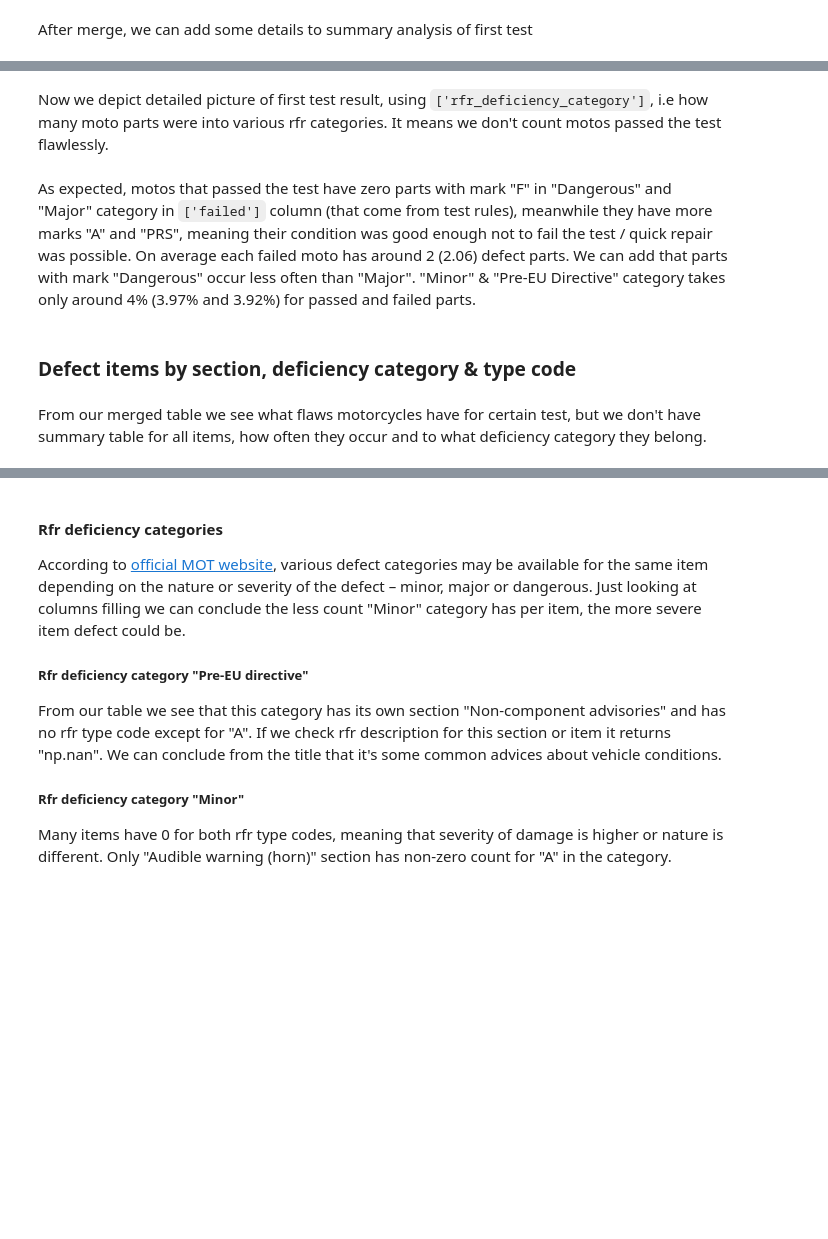
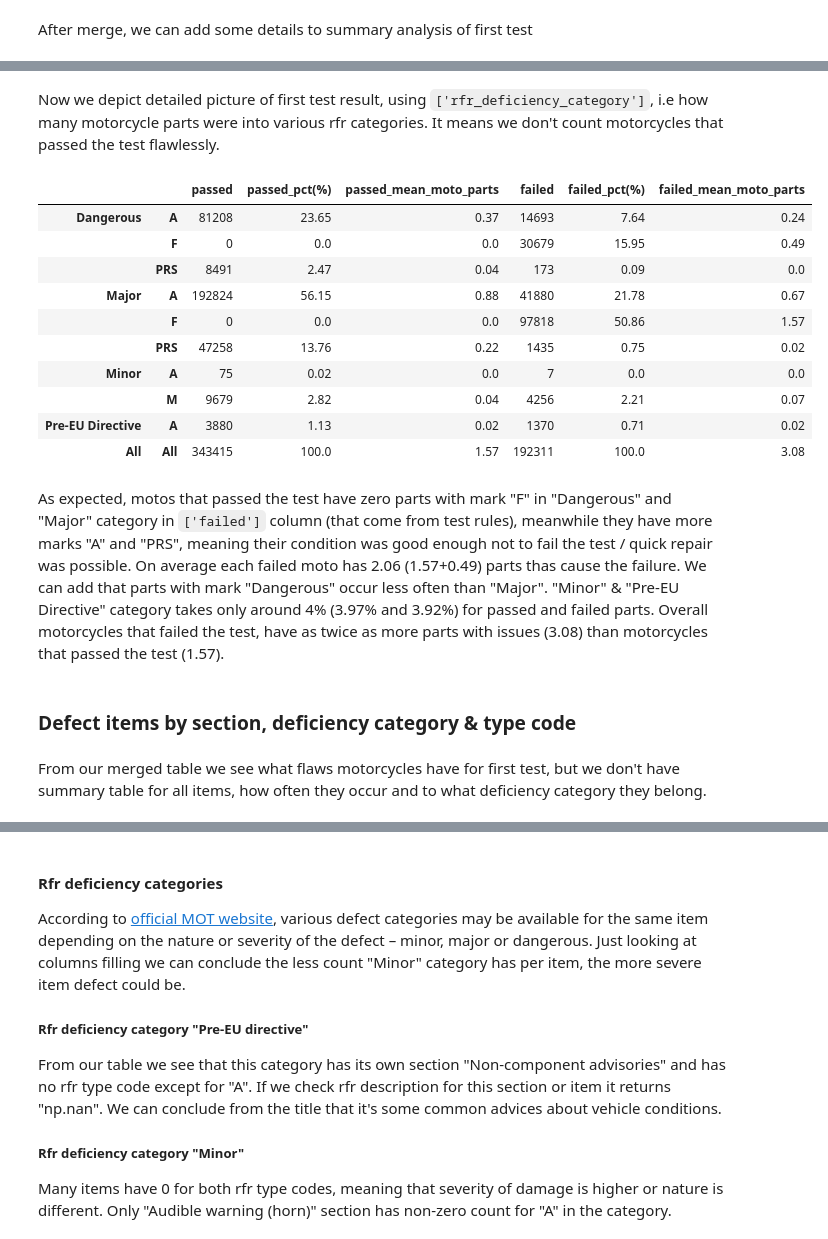
Before and after one commit to sttseitlin/MOT-test-for-motorcycles, a Jupyter notebook: moto.ipynb, the cells around one changed output, grey strips where cells are left out. Cells and saved outputs as stored; diff of their text form; code cells hidden in the pictures; blank space fills up the shorter version.

```diff
--- a/moto.ipynb
+++ b/moto.ipynb
@@ -2311,6 +2394,5 @@ first_test_stats
 # %% [markdown]
-Now we depict detailed picture of first test result, using `['rfr_deficiency_category']`, i.e how many moto parts were into various rfr categories. It means
-we don't count motos passed the test flawlessly.
+Now we depict detailed picture of first test result, using `['rfr_deficiency_category']`, i.e how many motorcycle parts were into various rfr categories. It means we don't count motorcycles that passed the test flawlessly.
 # %%
 ## Motorcycles that passed the test but has "F" for "Major" и "Dangerous" ['rfr_deficiency_category']
 
@@ -2325,42 +2407,54 @@ first_test_num_rfr_type = first_test_details[['rfr_deficiency_category', 'rfr_ty
 
 first_test_num_rfr_type_pivot = (
     first_test_num_rfr_type.pivot_table(
         index=['rfr_deficiency_category', 'rfr_type_code'],
         columns='passed',
         values='vehicle_id',
         aggfunc='count',
         fill_value=0,
         observed=True,
 
     )
 )
 first_test_num_rfr_type_pivot['failed_pct(%)'] = (first_test_num_rfr_type_pivot[False] / first_test_num_rfr_type_pivot[False].sum() * 100).round(2)
 first_test_num_rfr_type_pivot['passed_pct(%)'] = (first_test_num_rfr_type_pivot[True] / first_test_num_rfr_type_pivot[True].sum() * 100).round(2)
-first_test_num_rfr_type_pivot['passed_moto_mean'] = (
+first_test_num_rfr_type_pivot['passed_mean_moto_parts'] = (
     first_test_num_rfr_type_pivot[True]
     / first_test_details.loc[first_test_details['passed']==True, 'vehicle_id'].nunique()
     ).round(2)
 
-first_test_num_rfr_type_pivot['failed_moto_mean'] = (
+first_test_num_rfr_type_pivot['failed_mean_moto_parts'] = (
     first_test_num_rfr_type_pivot[False]
      / first_test_details.loc[first_test_details['passed']==False, 'vehicle_id'].nunique()
     ).round(2)
 
 grand = first_test_num_rfr_type_pivot.sum(axis=0).to_frame().T
 grand.index = pd.MultiIndex.from_tuples([('All', 'All')])
 first_test_num_rfr_type_pivot =  pd.concat([first_test_num_rfr_type_pivot, grand]).rename(columns={True: 'passed', False: 'failed'})
-first_test_num_rfr_type_pivot = first_test_num_rfr_type_pivot[['passed', 'passed_pct(%)', 'passed_moto_mean', 'failed', 'failed_pct(%)', 'failed_moto_mean']]
+first_test_num_rfr_type_pivot = first_test_num_rfr_type_pivot[['passed', 'passed_pct(%)', 'passed_mean_moto_parts', 'failed', 'failed_pct(%)', 'failed_mean_moto_parts']]
 
 first_test_num_rfr_type_pivot[['passed', 'failed']] = first_test_num_rfr_type_pivot[['passed', 'failed']].astype('Int32')
 first_test_num_rfr_type_pivot.columns.name = None
 first_test_num_rfr_type_pivot.iloc[-1,-2] = first_test_num_rfr_type_pivot.iloc[-1,-2].round(0)
 first_test_num_rfr_type_pivot
+# %% [output]
+|  |  | passed | passed_pct(%) | passed_mean_moto_parts | failed | failed_pct(%) | failed_mean_moto_parts |
+| Dangerous | A | 81208 | 23.65 | 0.37 | 14693 | 7.64 | 0.24 |
+|  | F | 0 | 0.0 | 0.0 | 30679 | 15.95 | 0.49 |
+|  | PRS | 8491 | 2.47 | 0.04 | 173 | 0.09 | 0.0 |
+| Major | A | 192824 | 56.15 | 0.88 | 41880 | 21.78 | 0.67 |
+|  | F | 0 | 0.0 | 0.0 | 97818 | 50.86 | 1.57 |
+|  | PRS | 47258 | 13.76 | 0.22 | 1435 | 0.75 | 0.02 |
+| Minor | A | 75 | 0.02 | 0.0 | 7 | 0.0 | 0.0 |
+|  | M | 9679 | 2.82 | 0.04 | 4256 | 2.21 | 0.07 |
+| Pre-EU Directive | A | 3880 | 1.13 | 0.02 | 1370 | 0.71 | 0.02 |
+| All | All | 343415 | 100.0 | 1.57 | 192311 | 100.0 | 3.08 |
 # %% [markdown]
-As expected, motos that passed the test have zero parts with mark "F" in "Dangerous" and "Major" category in `['failed']` column (that come from test rules), meanwhile they have more marks "A" and "PRS", meaning their condition was good enough not to fail the test / quick repair was possible. On average each failed moto has around 2 (2.06) defect parts. We can add that parts with mark "Dangerous" occur less often than "Major". "Minor" & "Pre-EU Directive" category takes only around 4% (3.97% and 3.92%) for passed and failed parts.
+As expected, motos that passed the test have zero parts with mark "F" in "Dangerous" and "Major" category in `['failed']` column (that come from test rules), meanwhile they have more marks "A" and "PRS", meaning their condition was good enough not to fail the test / quick repair was possible. On average each failed moto has 2.06 (1.57+0.49) parts thas cause the failure. We can add that parts with mark "Dangerous" occur less often than "Major". "Minor" & "Pre-EU Directive" category takes only around 4% (3.97% and 3.92%) for passed and failed parts. Overall motorcycles that failed the test, have as twice as more parts with issues (3.08) than motorcycles that passed the test (1.57).
 # %% [markdown]
 ### Defect items by section, deficiency category & type code
 # %% [markdown]
-From our merged table we see what flaws motorcycles have for certain test, but we don't have summary table for all items, how often they occur and to what deficiency category they belong.
+From our merged table we see what flaws motorcycles have for first test, but we don't have summary table for all items, how often they occur and to what deficiency category they belong.
 # %%
 rfr_type_code_by_section_item_cat = first_test_details.groupby(
     ['section_name', 'item_name', 'rfr_deficiency_category', 'rfr_type_code'],
```
Also changed, not shown: parts of 26 cells of this notebook.
